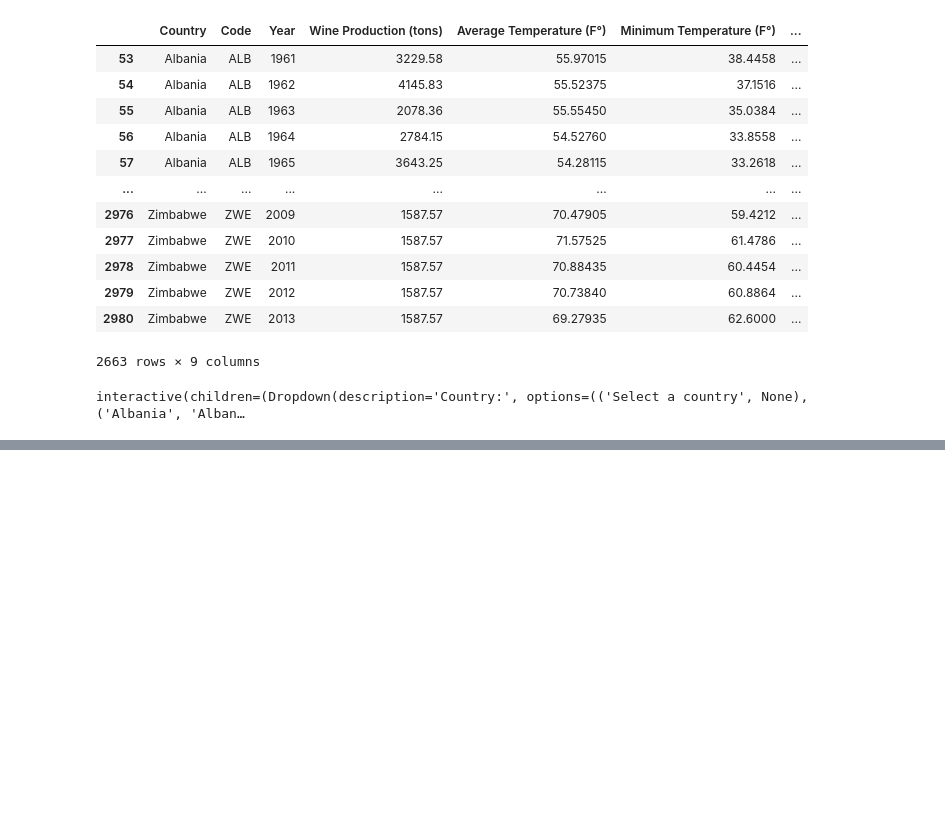
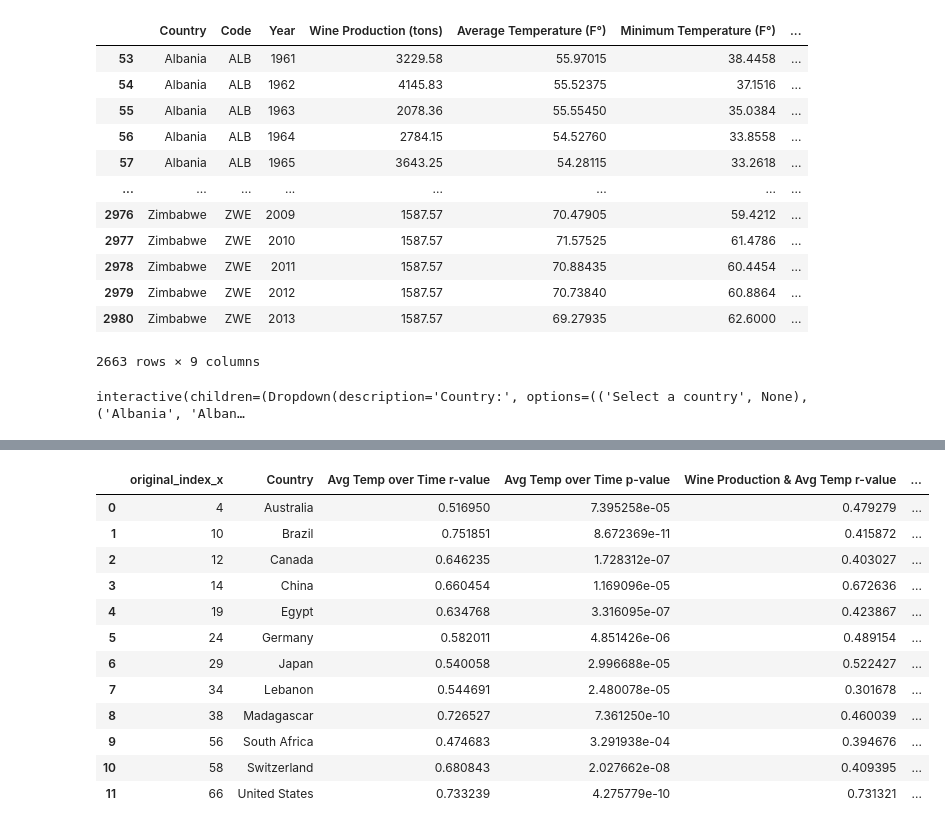
Before and after one commit to canayter/wine_and_climate_change, a Jupyter notebook: main.ipynb, the cells around one changed output, grey strips where cells are left out. Cells and saved outputs as stored; diff of their text form; code cells hidden in the pictures; blank space fills up the shorter version.

```diff
--- a/main.ipynb
+++ b/main.ipynb
@@ -570,0 +705,24 @@ plt.show()
+# %%
+#Merging statistically significant data with sharp increase data
+file_path_growth_data = 'Resources/sharp_increase_countries.csv'
+growth_data_df = pd.read_csv(file_path_growth_data)
+
+# Merging the significant countries DataFrame with the growth data DataFrame
+merged_df = significant_countries_df.merge(growth_data_df, on='Country', how='inner')
+
+# Displaying the first few rows of the merged DataFrame
+merged_df.head(50)
+# %% [output]
+|  | original_index_x | Country | Avg Temp over Time r-value | Avg Temp over Time p-value | Wine Production & Avg Temp r-value | ... |
+| 0 | 4 | Australia | 0.516950 | 7.395258e-05 | 0.479279 | ... |
+| 1 | 10 | Brazil | 0.751851 | 8.672369e-11 | 0.415872 | ... |
+| 2 | 12 | Canada | 0.646235 | 1.728312e-07 | 0.403027 | ... |
+| 3 | 14 | China | 0.660454 | 1.169096e-05 | 0.672636 | ... |
+| 4 | 19 | Egypt | 0.634768 | 3.316095e-07 | 0.423867 | ... |
+| 5 | 24 | Germany | 0.582011 | 4.851426e-06 | 0.489154 | ... |
+| 6 | 29 | Japan | 0.540058 | 2.996688e-05 | 0.522427 | ... |
+| 7 | 34 | Lebanon | 0.544691 | 2.480078e-05 | 0.301678 | ... |
+| 8 | 38 | Madagascar | 0.726527 | 7.361250e-10 | 0.460039 | ... |
+| 9 | 56 | South Africa | 0.474683 | 3.291938e-04 | 0.394676 | ... |
+| 10 | 58 | Switzerland | 0.680843 | 2.027662e-08 | 0.409395 | ... |
+| 11 | 66 | United States | 0.733239 | 4.275779e-10 | 0.731321 | ... |
```
Also changed, not shown: parts of 14 cells of this notebook, 30 other files.
